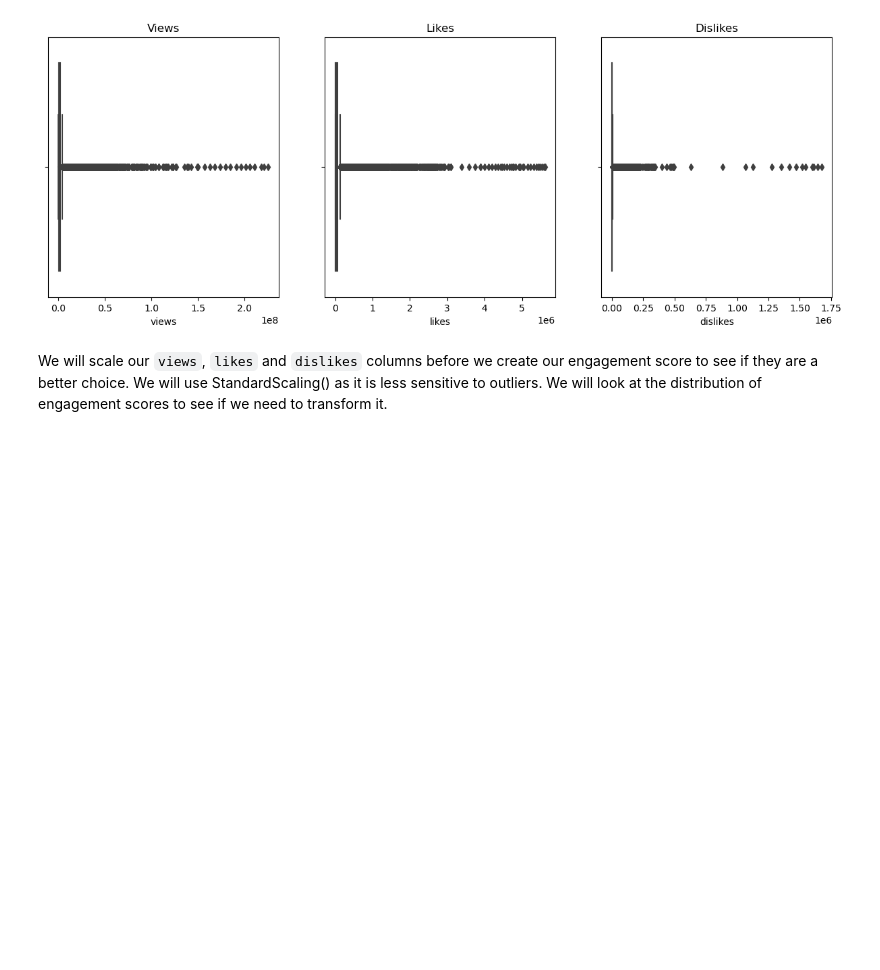
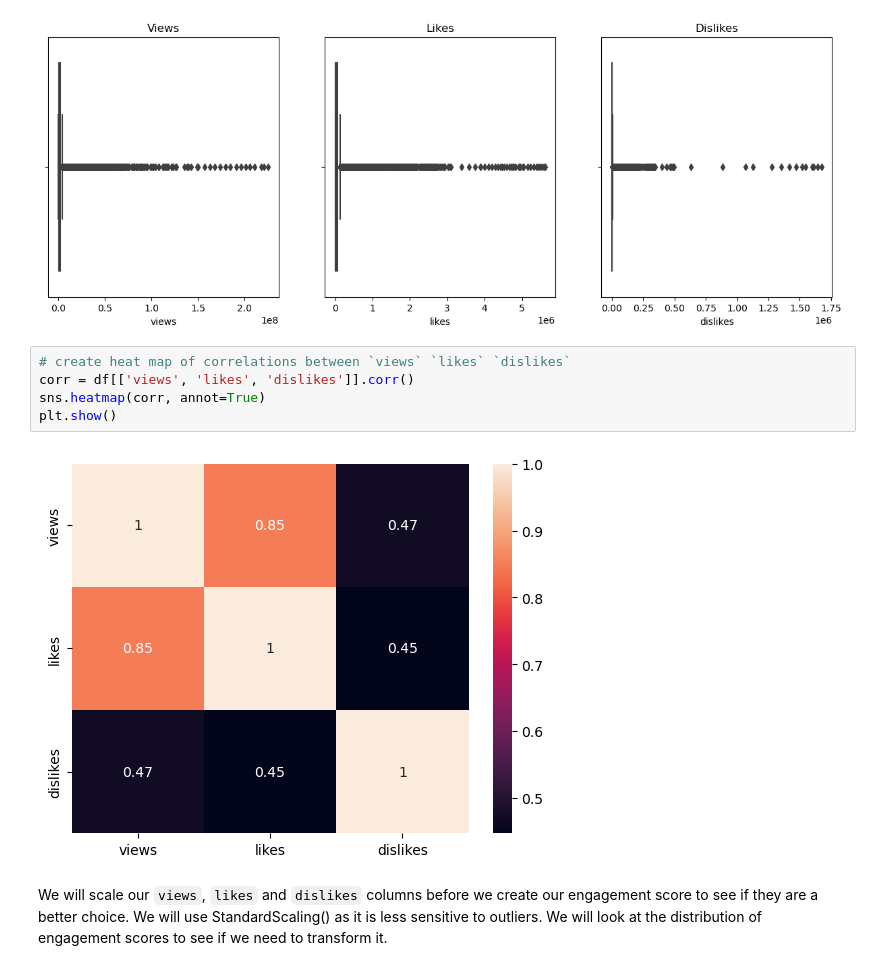
Before and after one commit to sjmfirestone/comp-4448-final-project, a Jupyter notebook: video-popularity.ipynb, the cells around one changed output. Drawn from its saved outputs; the diff is of its cells as text; blank space fills up the shorter version.

```diff
--- a/video-popularity.ipynb
+++ b/video-popularity.ipynb
@@ -110,6 +110,13 @@ axes[2].set_title('Dislikes')
 plt.show()
 # %% [output]
 [figure]
+# %%
+# create heat map of correlations between `views` `likes` `dislikes`
+corr = df[['views', 'likes', 'dislikes']].corr()
+sns.heatmap(corr, annot=True)
+plt.show()
+# %% [output]
+[figure, added]
 # %% [markdown]
 We will scale our `views`, `likes` and `dislikes` columns before we create our engagement score to see if they are a better choice. We will use StandardScaling() as it is less sensitive to outliers. We will look at the distribution of engagement scores to see if we need to transform it.
 # %%
```
Also changed, not shown: parts of 8 cells of this notebook.
